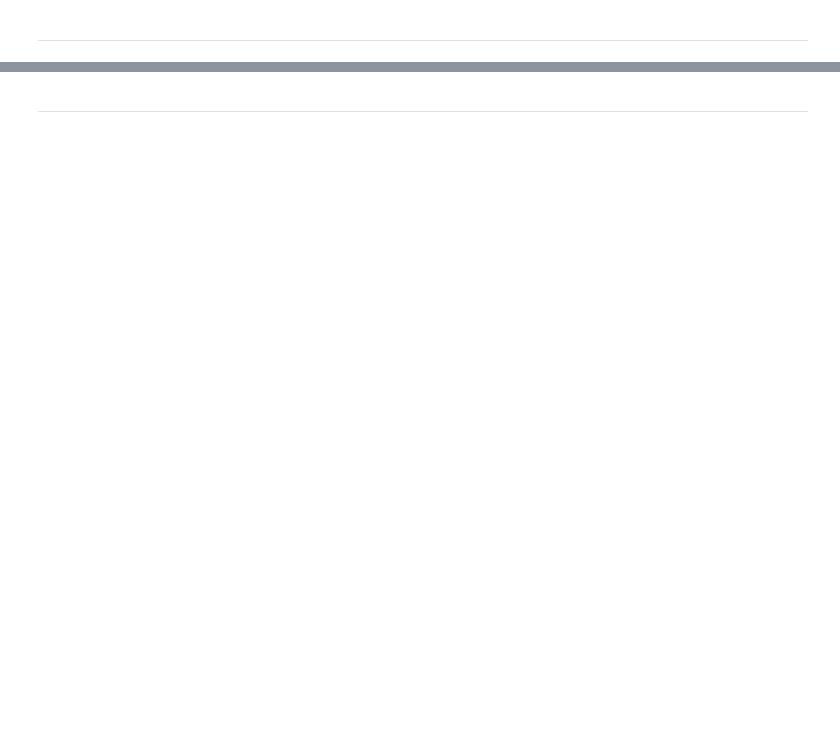
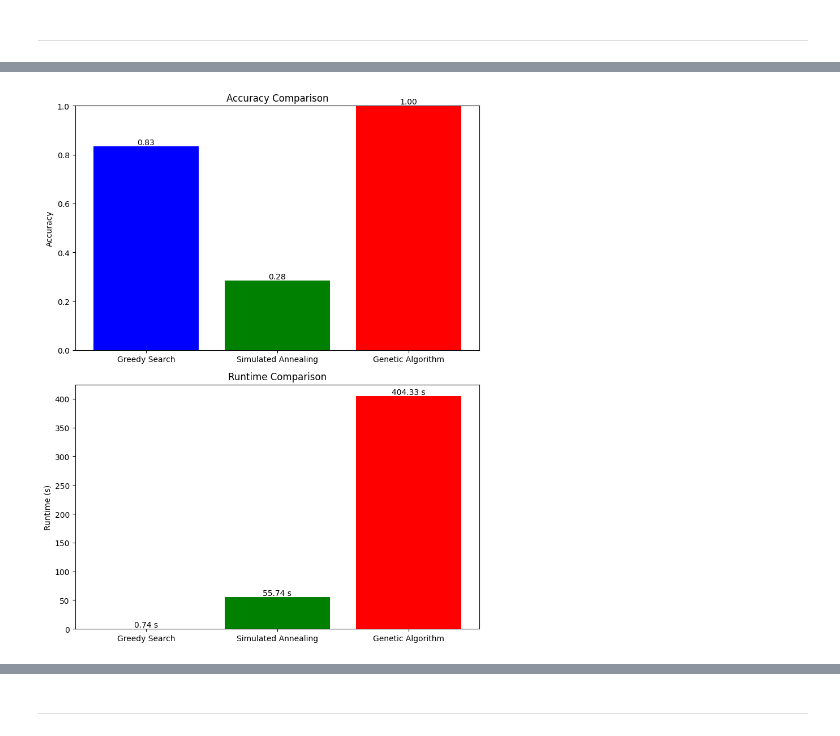
Before and after one commit to JunpengWen/Assignment1, a Jupyter notebook: CSI4106_A1.ipynb, the cells around one changed output, grey strips where cells are left out. Drawn from its saved outputs; the diff is of its cells as text; code cells hidden in the pictures; blank space fills up the shorter version.

```diff
--- a/CSI4106_A1.ipynb
+++ b/CSI4106_A1.ipynb
@@ -379,0 +397,36 @@ plt.show()
+# %%
+import matplotlib.pyplot as plt
+
+# Algorithm names
+algorithms = ["Greedy Search", "Simulated Annealing", "Genetic Algorithm"]
+
+# Accuracy values
+accuracy = [0.8341937443061038, 0.28383439619394674, 0.9996963255390222]
+
+# Runtime values in seconds
+runtime = [0.739, 55.737, 404.33]
+
+# Create a figure with subplots
+fig, axs = plt.subplots(2, 1, figsize=(8, 10))
+
+# Plot accuracy in the first subplot
+axs[0].bar(algorithms, accuracy, color=['blue', 'green', 'red'])
+axs[0].set_title('Accuracy Comparison')
+axs[0].set_ylabel('Accuracy')
+axs[0].set_ylim(0, 1)  # Set the y-axis limits for accuracy
+
+# Plot runtime in the second subplot
+axs[1].bar(algorithms, runtime, color=['blue', 'green', 'red'])
+axs[1].set_title('Runtime Comparison')
+axs[1].set_ylabel('Runtime (s)')
+
+# Add labels to the bars
+for i in range(len(algorithms)):
+    axs[0].text(i, accuracy[i], f"{accuracy[i]:.2f}", ha='center', va='bottom')
+    axs[1].text(i, runtime[i], f"{runtime[i]:.2f} s", ha='center', va='bottom')
+
+# Show the chart
+plt.tight_layout()
+plt.show()
+# %% [output]
+[figure, added]
```
Also changed, not shown: parts of 33 cells of this notebook.
